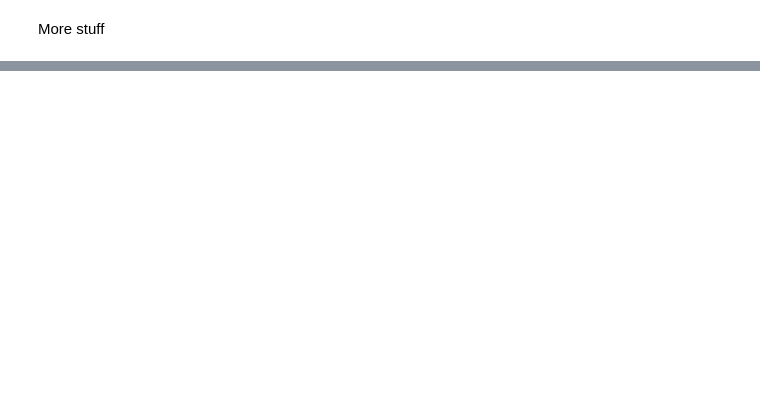
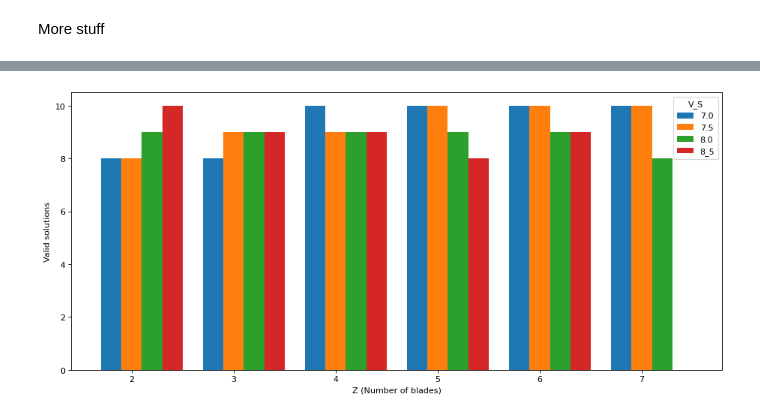
Before and after one commit to pauloBFalmeida/hydrone, a Jupyter notebook: Analise/analise_best_results_with_constraints_all.ipynb, the cells around one changed output, grey strips where cells are left out. Drawn from its saved outputs; the diff is of its cells as text; code cells hidden in the pictures; blank space fills up the shorter version.

Commit message:
created box plot and bar plot in analise with contraints

```diff
--- a/Analise/analise_best_results_with_constraints_all.ipynb
+++ b/Analise/analise_best_results_with_constraints_all.ipynb
@@ -15,6 +15,9 @@ lower_bounds = [range_D[0], range_AEdAO[0], range_PdD[0]]
 upper_bounds = [range_D[1], range_AEdAO[1], range_PdD[1]]
 # %% [markdown]
 Load files
+# %%
+# path to the run, with VS speed as dir names, containing the csv for each Z
+dir_path = '../Main/run/'
 # %%
 from typing import NamedTuple
 
@@ -326,0 +282,16 @@ for z in range(2,8):
+# %%
+best_results_by_vs = {}
+for vs in results_by_vs:
+    best_results_by_vs[vs] = {}
+    for solver in results_by_vs[vs]:
+        print(vs, solver)
+        best_results_by_vs[vs][solver] = []
+        for run in results_by_vs[vs][solver]:
+            # find the best fitness (max) and valid one, out of the dict with Z as keys, and resultZ as values
+            best_result_from_run = resultZ(0,0,0,0,float("-inf"),[],False)
+            for z in run:
+                if run[z].valid:
+                    if run[z].fitness > best_result_from_run.fitness:
+                        best_result_from_run = run[z]
+            print(best_result_from_run.fitness)
+            best_results_by_vs[vs][solver].append(best_result_from_run)
@@ -326,0 +355,41 @@ for z in range(2,8):
+# %%
+solver = 'cmaes' # you can change this
+
+valids_by_z = {}
+for vs in results_by_vs:
+    # init valids dict
+    valids_by_z[vs] = {}
+    for z in range(2,8):
+        valids_by_z[vs][z] = 0
+    #
+    for run in results_by_vs[vs][solver]:
+        for z in run:
+            if run[z].valid:
+                valids_by_z[vs][z] += 1
+
+# create data
+x = np.arange(6)
+vs = '7_0'
+y1 = [valids_by_z[vs][z] for z in range(2,8)]
+vs = '7_5'
+y2 = [valids_by_z[vs][z] for z in range(2,8)]
+vs = '8_0'
+y3 = [valids_by_z[vs][z] for z in range(2,8)]
+vs = '8_5'
+y4 = [valids_by_z[vs][z] for z in range(2,8)]
+width = 0.2
+
+# plot data in grouped manner of bar type
+plt.figure(figsize=(14,6), dpi=80)
+plt.bar(x-width,   y1, width)
+plt.bar(x,         y2, width)
+plt.bar(x+width,   y3, width)
+plt.bar(x+width*2, y4, width)
+plt.xticks(x, [str(z) for z in range(2,8)])
+plt.xlabel("Z (Number of blades)")
+plt.ylabel("Valid solutions")
+plt.legend(["7.0", "7.5", "8.0", "8_5"], title='V_S')
+# plt.ylim(0,3000)
+plt.show()
+# %% [output]
+[figure, added]
```
Also changed, not shown: parts of 28 cells of this notebook.
